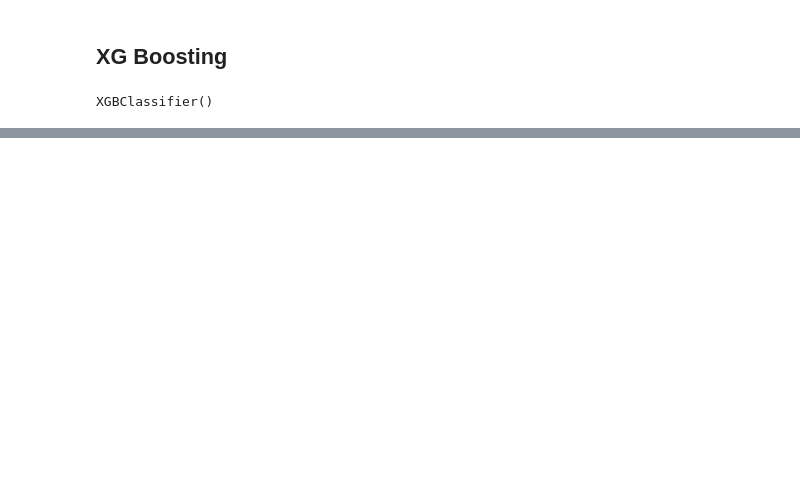
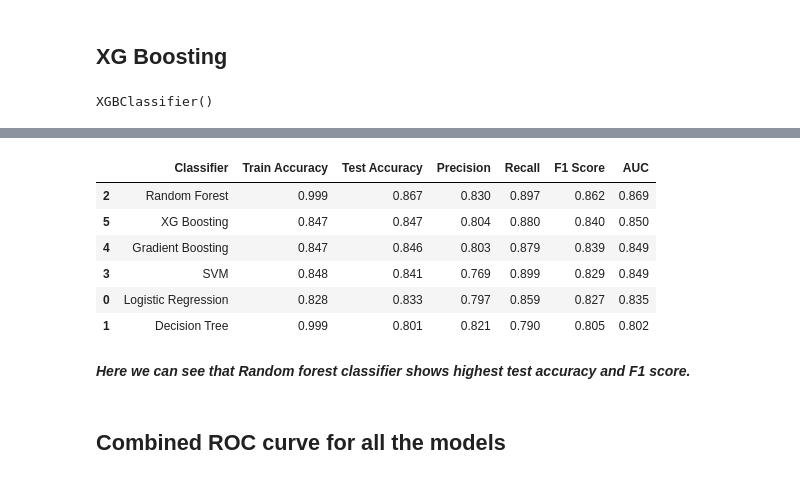
Before and after one commit to roysoni24/Credit-Card-Default-Prediction, a Jupyter notebook: Copy_of_Credit_Card_Default_Prediction_Capstone_Project.ipynb, the cells around one changed output, grey strips where cells are left out. Saved outputs shown, nothing was run; the diff lists cells and outputs as text; code cells hidden in the pictures; blank space fills up the shorter version.

```diff
--- a/Copy_of_Credit_Card_Default_Prediction_Capstone_Project.ipynb
+++ b/Copy_of_Credit_Card_Default_Prediction_Capstone_Project.ipynb
@@ -888,0 +915,14 @@ ax.yaxis.set_ticklabels(labels)
+# %%
+compare_df.sort_values(by=['Test Accuracy'], ascending=False)
+# %% [output]
+|  | Classifier | Train Accuracy | Test Accuracy | Precision | Recall | F1 Score | AUC |
+| 2 | Random Forest | 0.999 | 0.867 | 0.830 | 0.897 | 0.862 | 0.869 |
+| 5 | XG Boosting | 0.847 | 0.847 | 0.804 | 0.880 | 0.840 | 0.850 |
+| 4 | Gradient Boosting | 0.847 | 0.846 | 0.803 | 0.879 | 0.839 | 0.849 |
+| 3 | SVM | 0.848 | 0.841 | 0.769 | 0.899 | 0.829 | 0.849 |
+| 0 | Logistic Regression | 0.828 | 0.833 | 0.797 | 0.859 | 0.827 | 0.835 |
+| 1 | Decision Tree | 0.999 | 0.801 | 0.821 | 0.790 | 0.805 | 0.802 |
+# %% [markdown]
+***Here we can see that Random forest classifier shows highest test accuracy and F1 score.***
+# %% [markdown]
+## **Combined ROC curve for all the models**
```
Also changed, not shown: parts of 23 cells of this notebook.
